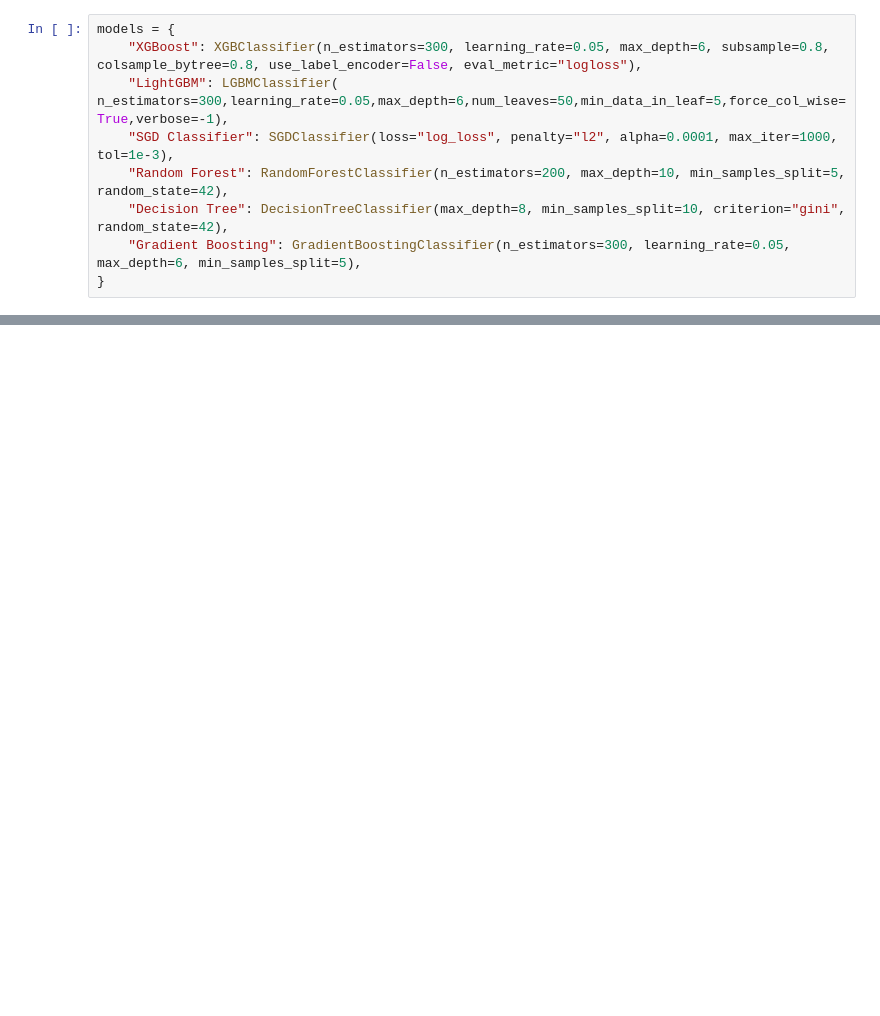
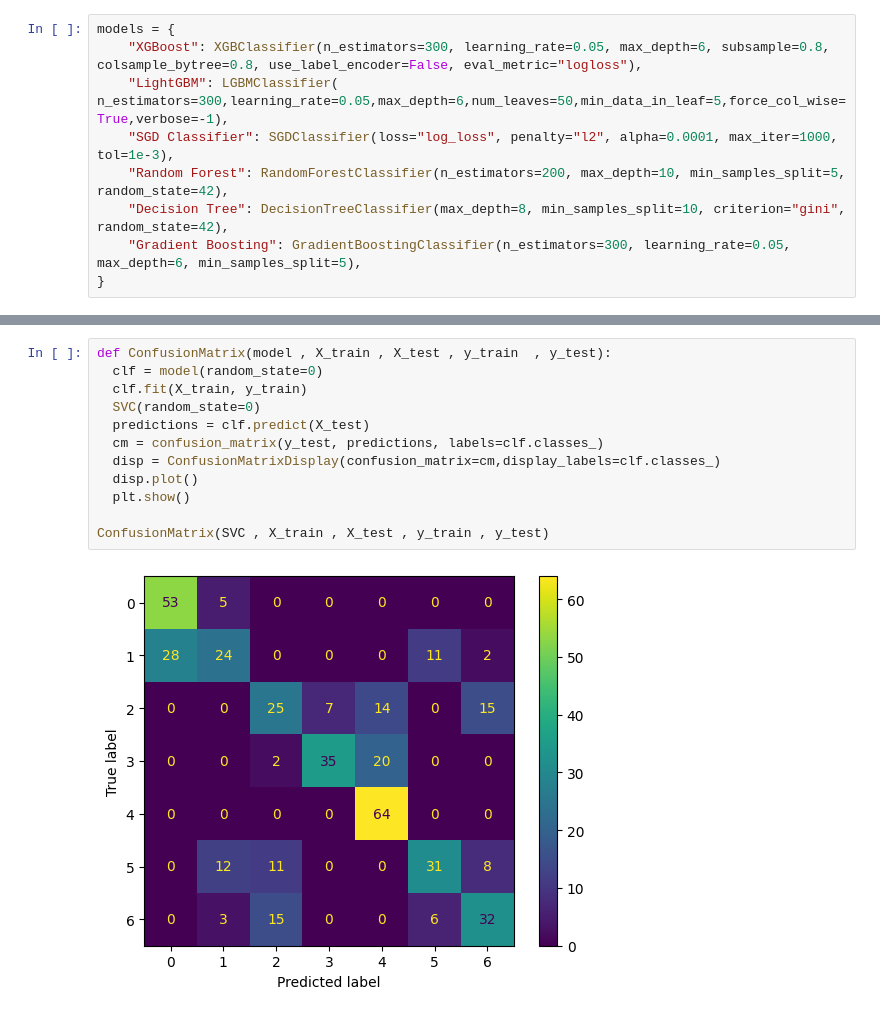
Before and after one commit to aiaaee/Obesity_Prediction, a Jupyter notebook: Obesity_Prediction.ipynb, the cells around one changed output, grey strips where cells are left out. Cells and saved outputs as stored; diff of their text form; blank space fills up the shorter version.

```diff
--- a/Obesity_Prediction.ipynb
+++ b/Obesity_Prediction.ipynb
@@ -417,0 +411,14 @@ results_df
+# %%
+def ConfusionMatrix(model , X_train , X_test , y_train  , y_test):
+  clf = model(random_state=0)
+  clf.fit(X_train, y_train)
+  SVC(random_state=0)
+  predictions = clf.predict(X_test)
+  cm = confusion_matrix(y_test, predictions, labels=clf.classes_)
+  disp = ConfusionMatrixDisplay(confusion_matrix=cm,display_labels=clf.classes_)
+  disp.plot()
+  plt.show()
+
+ConfusionMatrix(SVC , X_train , X_test , y_train , y_test)
+# %% [output]
+[figure, added]
```
Also changed, not shown: parts of 6 cells of this notebook.
